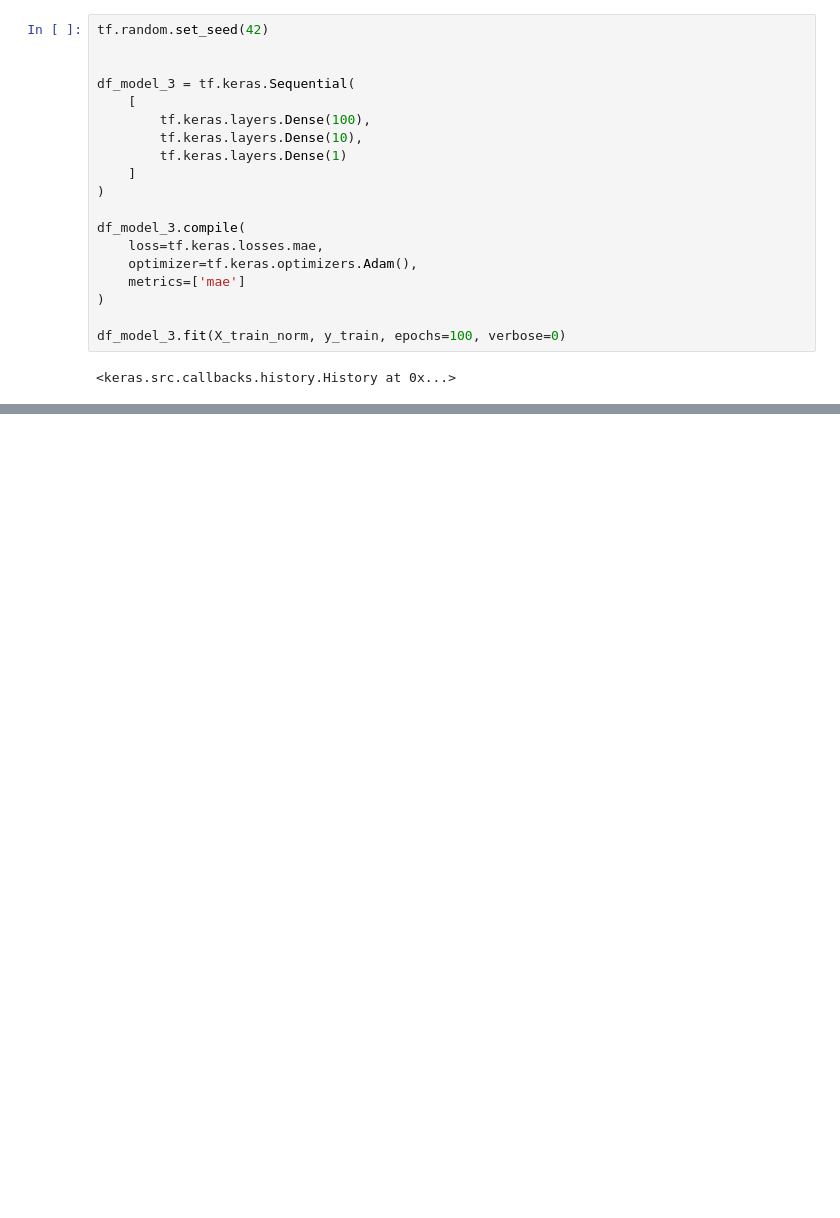
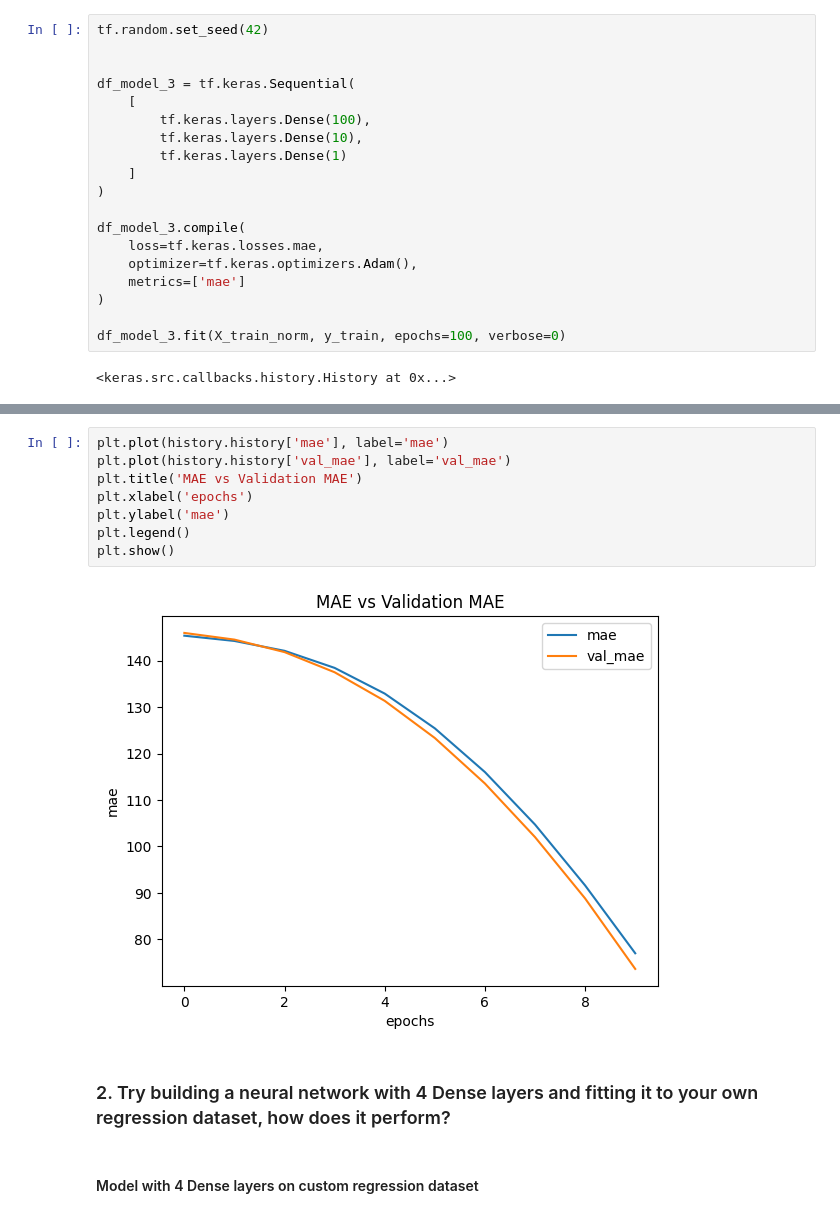
Before and after one commit to BUFONJOKER/tensorflow-zero-to-mastery, a Jupyter notebook: 2_regression.ipynb, the cells around one changed output, grey strips where cells are left out. Cells and saved outputs as stored; diff of their text form; blank space fills up the shorter version.

```diff
--- a/2_regression.ipynb
+++ b/2_regression.ipynb
@@ -691,0 +809,14 @@ df_model_3.evaluate(X_test_norm, y_test)
+# %%
+plt.plot(history.history['mae'], label='mae')
+plt.plot(history.history['val_mae'], label='val_mae')
+plt.title('MAE vs Validation MAE')
+plt.xlabel('epochs')
+plt.ylabel('mae')
+plt.legend()
+plt.show()
+# %% [output]
+[figure, added]
+# %% [markdown]
+### 2. Try building a neural network with 4 Dense layers and fitting it to your own regression dataset, how does it perform?
+# %% [markdown]
+#### Model with 4 Dense layers on custom regression dataset
```
Also changed, not shown: parts of 101 cells of this notebook.
